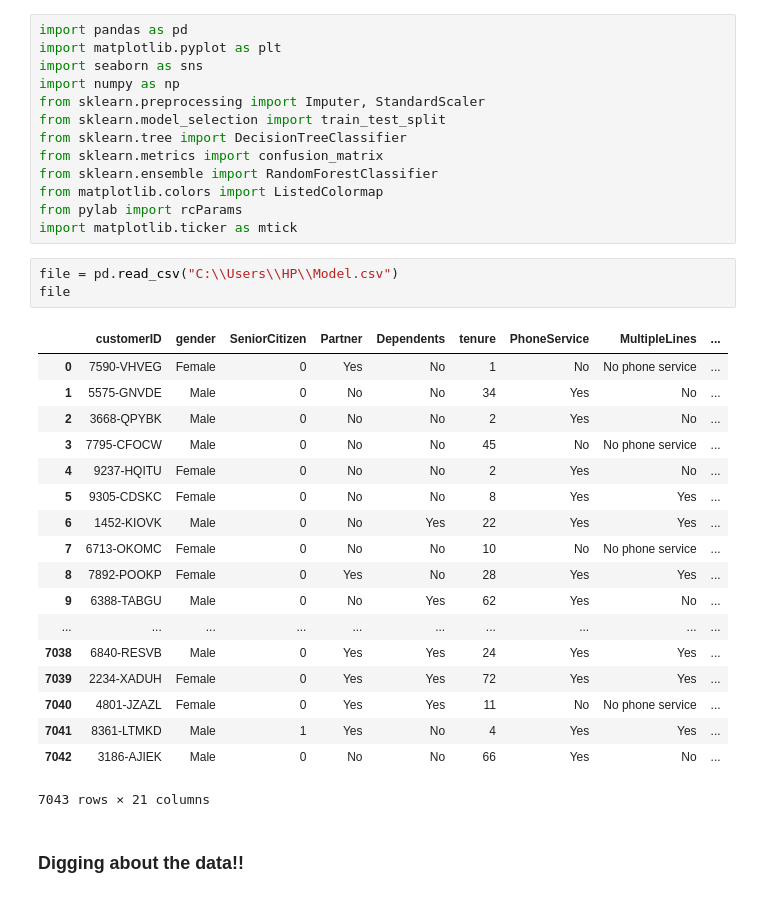
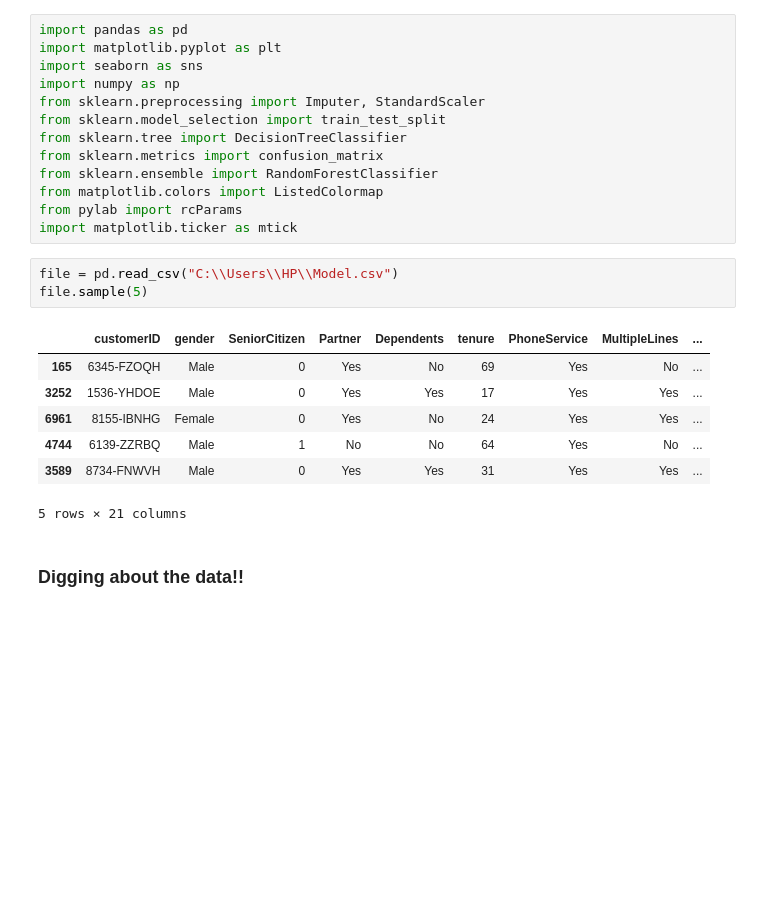
Before and after one commit to rawlani/Customer-Churn-Analysis, a Jupyter notebook: CustomerChurn.ipynb, the cells around one changed output. Drawn from its saved outputs; the diff is of its cells as text; blank space fills up the shorter version.

```diff
--- a/CustomerChurn.ipynb
+++ b/CustomerChurn.ipynb
@@ -17,26 +17,15 @@ from pylab import rcParams
 import matplotlib.ticker as mtick
 # %%
 file = pd.read_csv("C:\\Users\\HP\\Model.csv")
-file
+file.sample(5)
 # %% [output]
 |  | customerID | gender | SeniorCitizen | Partner | Dependents | tenure | PhoneService | MultipleLines | ... |
-| 0 | 7590-VHVEG | Female | 0 | Yes | No | 1 | No | No phone service | ... |
-| 1 | 5575-GNVDE | Male | 0 | No | No | 34 | Yes | No | ... |
-| 2 | 3668-QPYBK | Male | 0 | No | No | 2 | Yes | No | ... |
-| 3 | 7795-CFOCW | Male | 0 | No | No | 45 | No | No phone service | ... |
-| 4 | 9237-HQITU | Female | 0 | No | No | 2 | Yes | No | ... |
-| 5 | 9305-CDSKC | Female | 0 | No | No | 8 | Yes | Yes | ... |
-| 6 | 1452-KIOVK | Male | 0 | No | Yes | 22 | Yes | Yes | ... |
-| 7 | 6713-OKOMC | Female | 0 | No | No | 10 | No | No phone service | ... |
-| 8 | 7892-POOKP | Female | 0 | Yes | No | 28 | Yes | Yes | ... |
-| 9 | 6388-TABGU | Male | 0 | No | Yes | 62 | Yes | No | ... |
-| ... | ... | ... | ... | ... | ... | ... | ... | ... | ... |
-| 7038 | 6840-RESVB | Male | 0 | Yes | Yes | 24 | Yes | Yes | ... |
-| 7039 | 2234-XADUH | Female | 0 | Yes | Yes | 72 | Yes | Yes | ... |
-| 7040 | 4801-JZAZL | Female | 0 | Yes | Yes | 11 | No | No phone service | ... |
-| 7041 | 8361-LTMKD | Male | 1 | Yes | No | 4 | Yes | Yes | ... |
-| 7042 | 3186-AJIEK | Male | 0 | No | No | 66 | Yes | No | ... |
+| 165 | 6345-FZOQH | Male | 0 | Yes | No | 69 | Yes | No | ... |
+| 3252 | 1536-YHDOE | Male | 0 | Yes | Yes | 17 | Yes | Yes | ... |
+| 6961 | 8155-IBNHG | Female | 0 | Yes | No | 24 | Yes | Yes | ... |
+| 4744 | 6139-ZZRBQ | Male | 1 | No | No | 64 | Yes | No | ... |
+| 3589 | 8734-FNWVH | Male | 0 | Yes | Yes | 31 | Yes | Yes | ... |
-7043 rows × 21 columns
+5 rows × 21 columns
 # %% [markdown]
 ### Digging about the data!!
 # %% [markdown]
```
